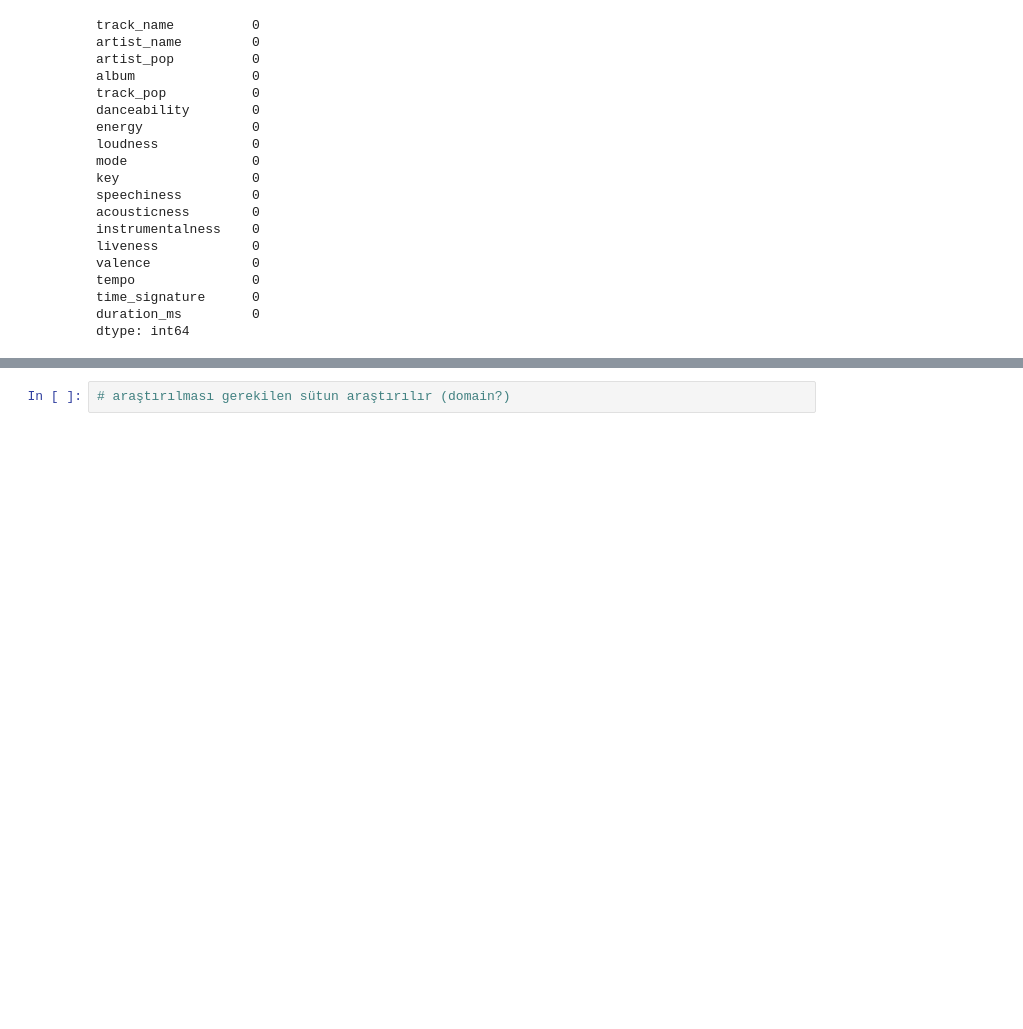
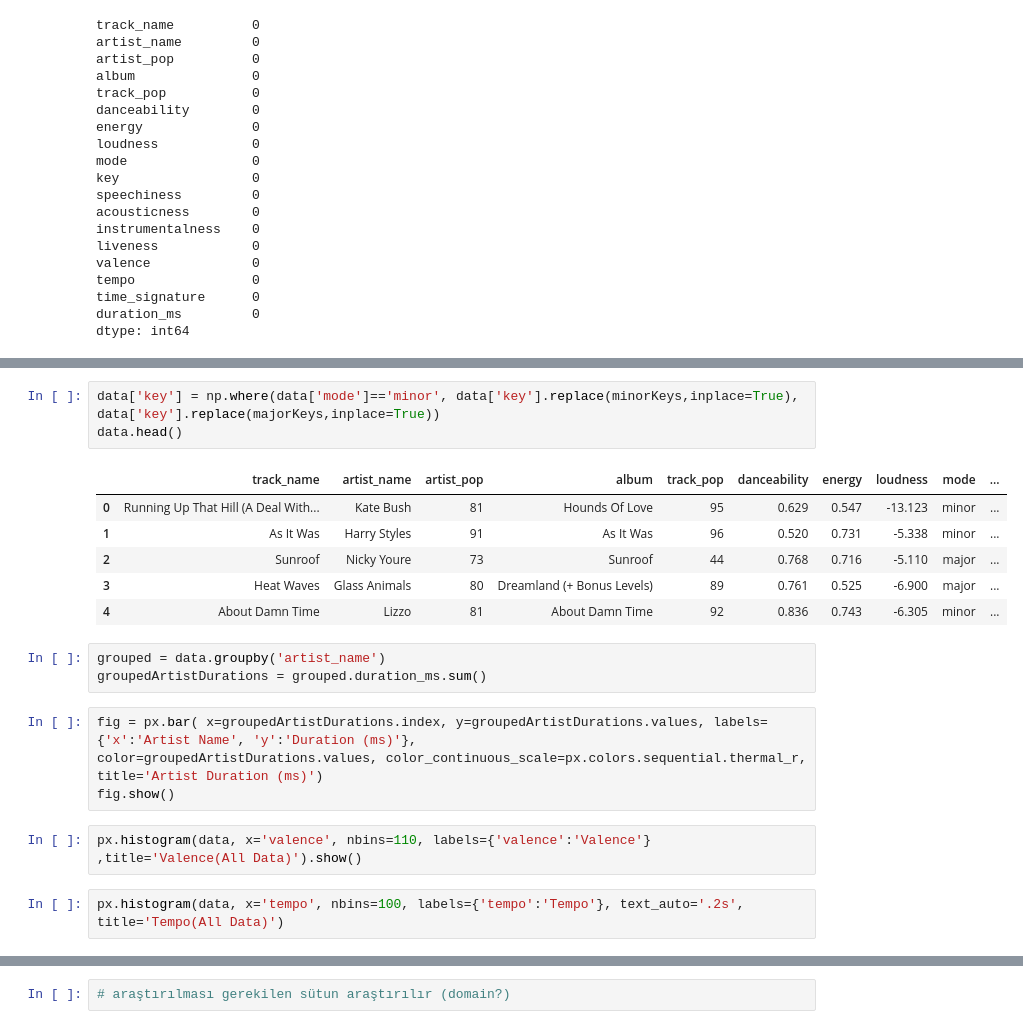
Before and after one commit to burakugurr/projects_py, a Jupyter notebook: 1.02-TikTok Songs/tiktok_analysis.ipynb, the cells around one changed output, grey strips where cells are left out. Cells and saved outputs as stored; diff of their text form; blank space fills up the shorter version.

```diff
--- a/1.02-TikTok Songs/tiktok_analysis.ipynb
+++ b/1.02-TikTok Songs/tiktok_analysis.ipynb
@@ -132,0 +262,23 @@ duration_ms
+# %%
+data['key'] = np.where(data['mode']=='minor', data['key'].replace(minorKeys,inplace=True), data['key'].replace(majorKeys,inplace=True))
+data.head()
+# %% [output]
+|  | track_name | artist_name | artist_pop | album | track_pop | danceability | energy | loudness | mode | ... |
+| 0 | Running Up That Hill (A Deal With... | Kate Bush | 81 | Hounds Of Love | 95 | 0.629 | 0.547 | -13.123 | minor | ... |
+| 1 | As It Was | Harry Styles | 91 | As It Was | 96 | 0.520 | 0.731 | -5.338 | minor | ... |
+| 2 | Sunroof | Nicky Youre | 73 | Sunroof | 44 | 0.768 | 0.716 | -5.110 | major | ... |
+| 3 | Heat Waves | Glass Animals | 80 | Dreamland (+ Bonus Levels) | 89 | 0.761 | 0.525 | -6.900 | major | ... |
+| 4 | About Damn Time | Lizzo | 81 | About Damn Time | 92 | 0.836 | 0.743 | -6.305 | minor | ... |
+# %%
+grouped = data.groupby('artist_name')
+groupedArtistDurations = grouped.duration_ms.sum()
+# %%
+fig = px.bar( x=groupedArtistDurations.index, y=groupedArtistDurations.values, labels={'x':'Artist Name', 'y':'Duration (ms)'},
+color=groupedArtistDurations.values, color_continuous_scale=px.colors.sequential.thermal_r, title='Artist Duration (ms)')
+fig.show()
+# %%
+px.histogram(data, x='valence', nbins=110, labels={'valence':'Valence'}
+,title='Valence(All Data)').show()
+# %%
+px.histogram(data, x='tempo', nbins=100, labels={'tempo':'Tempo'}, text_auto='.2s',
+title='Tempo(All Data)')
```
Also changed, not shown: parts of 17 cells of this notebook.
